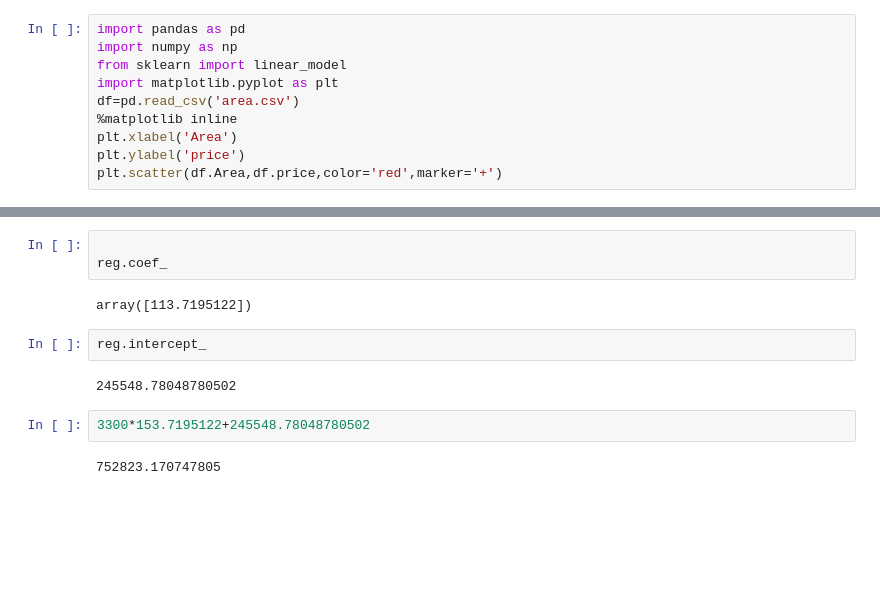
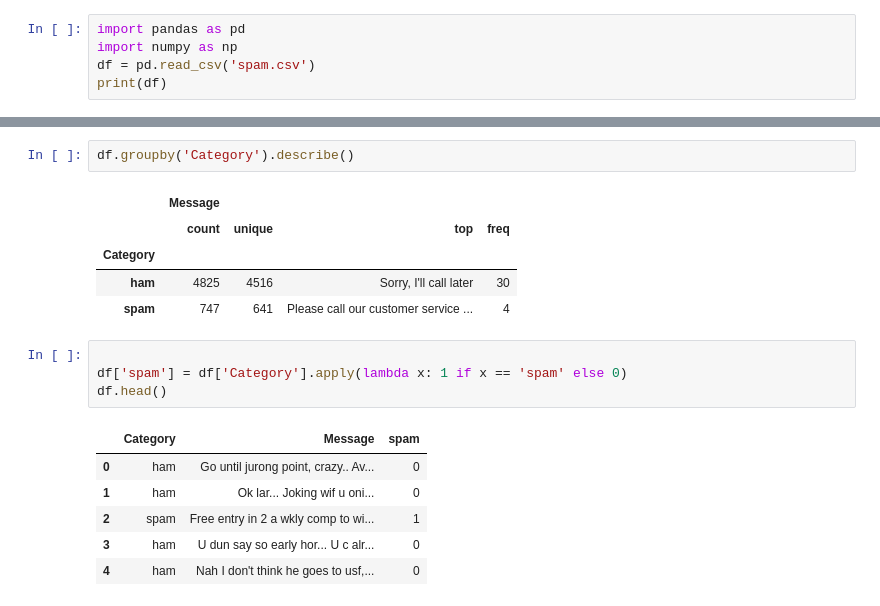
Before and after one commit to AmberShehzadi/Pandas, a Jupyter notebook: Welcome_To_Colaboratory.ipynb, the cells around one changed output, grey strips where cells are left out. Saved outputs shown, nothing was run; the diff lists cells and outputs as text; blank space fills up the shorter version.

```diff
--- a/Welcome_To_Colaboratory.ipynb
+++ b/Welcome_To_Colaboratory.ipynb
@@ -3,11 +153,6 @@
 # %%
 import pandas as pd
 import numpy as np
-from sklearn import linear_model
-import matplotlib.pyplot as plt
-df=pd.read_csv('area.csv')
-%matplotlib inline
-plt.xlabel('Area')
-plt.ylabel('price')
-plt.scatter(df.Area,df.price,color='red',marker='+')
+df = pd.read_csv('spam.csv')
+print(df)
 # %% [output]
@@ -42,13 +173,19 @@ array([677682.92682927])
-# %%
-
-reg.coef_
-# %% [output]
-array([113.7195122])
-# %%
-reg.intercept_
-# %% [output]
-245548.78048780502
-# %%
-3300*153.7195122+245548.78048780502
-# %% [output]
-752823.170747805
+# %%
+df.groupby('Category').describe()
+# %% [output]
+|  | Message |  |  |  |
+|  | count | unique | top | freq |
+| Category |  |  |  |  |
+| ham | 4825 | 4516 | Sorry, I'll call later | 30 |
+| spam | 747 | 641 | Please call our customer service ... | 4 |
+# %%
+
+df['spam'] = df['Category'].apply(lambda x: 1 if x == 'spam' else 0)
+df.head()
+# %% [output]
+|  | Category | Message | spam |
+| 0 | ham | Go until jurong point, crazy.. Av... | 0 |
+| 1 | ham | Ok lar... Joking wif u oni... | 0 |
+| 2 | spam | Free entry in 2 a wkly comp to wi... | 1 |
+| 3 | ham | U dun say so early hor... U c alr... | 0 |
+| 4 | ham | Nah I don't think he goes to usf,... | 0 |
```
Also changed, not shown: parts of 19 cells of this notebook.
